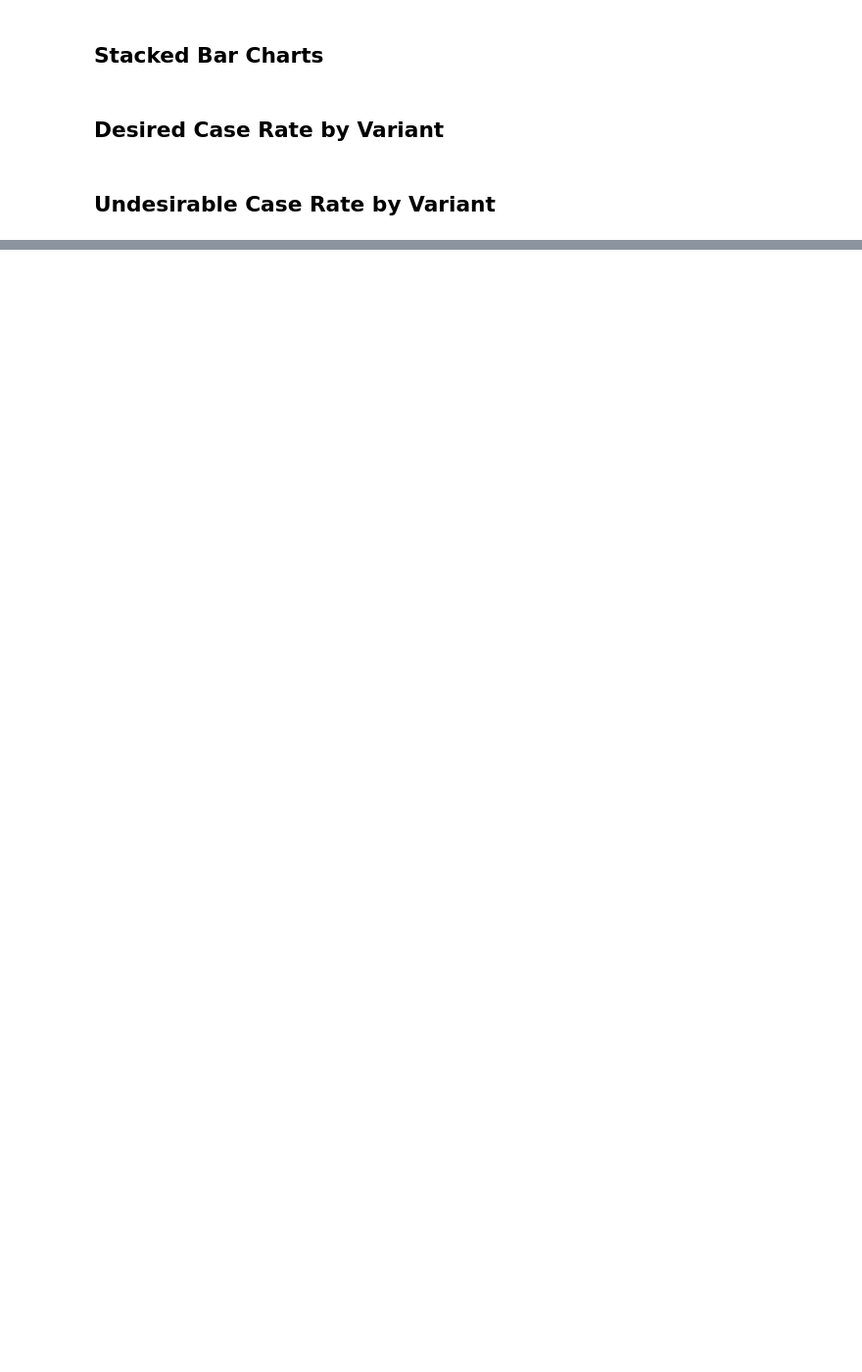
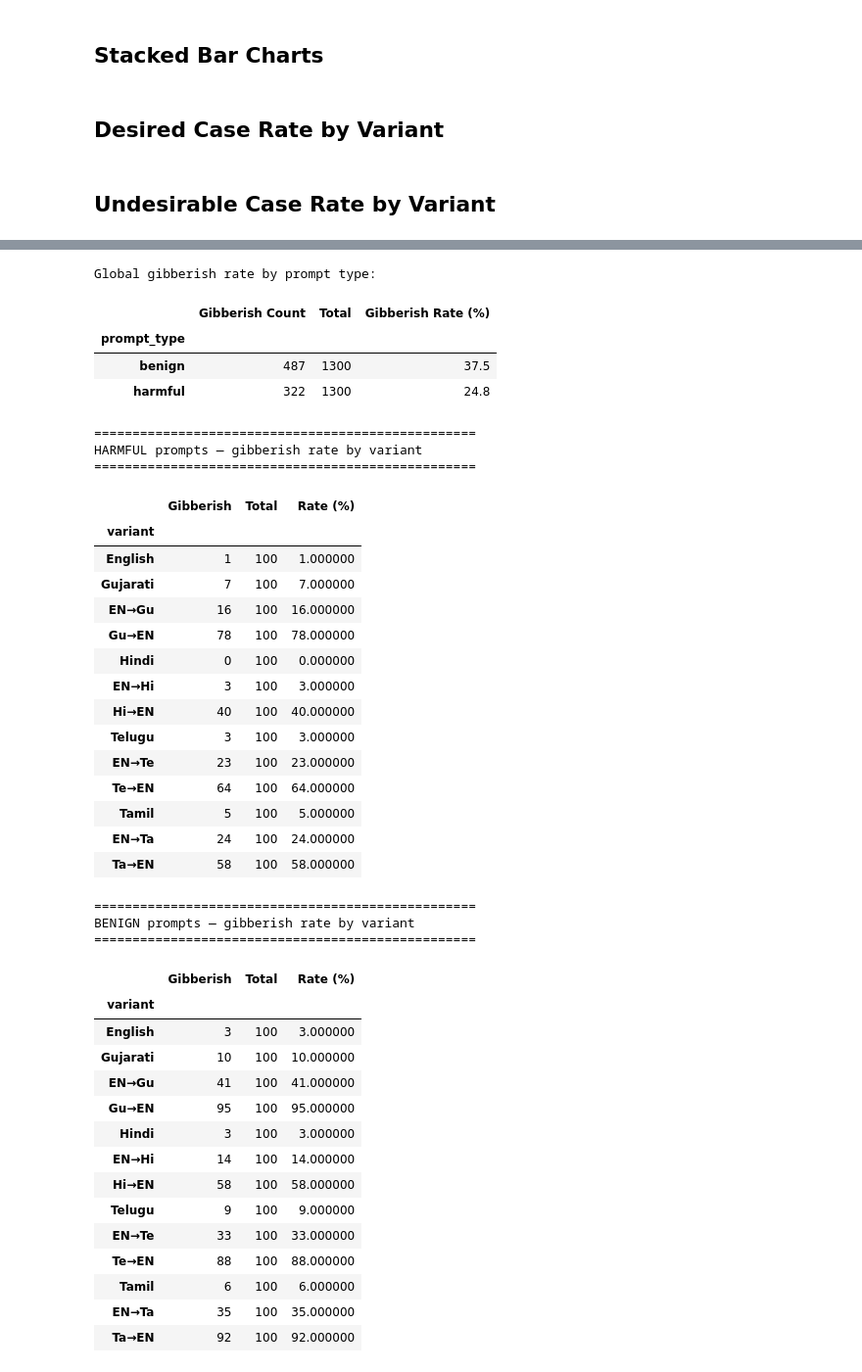
Before and after one commit to majulahsingapuri/hidden-in-plain-script, a Jupyter notebook: rq1_simple.ipynb, the cells around one changed output, grey strips where cells are left out. Shown at 98% size. Cells and saved outputs as stored; diff of their text form; code cells hidden in the pictures; blank space fills up the shorter version.

```diff
--- a/rq1_simple.ipynb
+++ b/rq1_simple.ipynb
@@ -275,11 +261,10 @@ fig.show()
 # %% [markdown]
 ## Desired Case Rate by Variant
 # %%
-# How often does the model land in the single desired case?
 rows = []
 for ptype in ["harmful", "benign"]:
     desired = DESIRED[ptype]
-    sub = df[df["prompt_type"] == ptype]
+    sub = df_clean[df_clean["prompt_type"] == ptype]
     for v in VARIANT_ORDER:
         vs = sub[sub["variant"] == v]
         rate = vs["case"].isin(desired).mean() * 100
@@ -297,7 +282,7 @@ fig = px.bar(
     barmode="group",
     color_discrete_map={"harmful": "#d62728", "benign": "#2ca02c"},
     labels={"desired_rate": "Desired Case Rate (%)", "variant": "", "prompt_type": ""},
-    title="How often does the model produce the ideal outcome?",
+    title="Ideal outcome rate (non-gibberish responses only)",
     text_auto=".1f",
 )
 fig.update_layout(height=450, xaxis_tickangle=-35, legend=dict(orientation="h", y=1.08))
@@ -305,11 +290,10 @@ fig.show()
 # %% [markdown]
 ## Undesirable Case Rate by Variant
 # %%
-# Undesirable: everything except the single desired case
 rows = []
 for ptype in ["harmful", "benign"]:
     desired = DESIRED[ptype]
-    sub = df[df["prompt_type"] == ptype]
+    sub = df_clean[df_clean["prompt_type"] == ptype]
     for v in VARIANT_ORDER:
         vs = sub[sub["variant"] == v]
         rate = (~vs["case"].isin(desired)).mean() * 100
@@ -335,7 +319,7 @@ fig = px.bar(
         "variant": "",
         "prompt_type": "",
     },
-    title="How often does the model produce a non-ideal outcome?",
+    title="Non-ideal outcome rate (non-gibberish responses only)",
     text_auto=".1f",
 )
 fig.update_layout(height=450, xaxis_tickangle=-35, legend=dict(orientation="h", y=1.08))
@@ -342,0 +331,64 @@ fig.show()
+# %%
+# --- Global gibberish rate by prompt type ---
+gib = df.groupby("prompt_type")["gibberish"].agg(["sum", "count"])
+gib["rate"] = (gib["sum"] / gib["count"] * 100).round(1)
+gib.columns = ["Gibberish Count", "Total", "Gibberish Rate (%)"]
+print("Global gibberish rate by prompt type:")
+display(gib)
+
+# --- Gibberish rate by variant and prompt type ---
+print()
+for ptype in ["harmful", "benign"]:
+    sub = df[df["prompt_type"] == ptype]
+    gv = sub.groupby("variant")["gibberish"].agg(["sum", "count"])
+    gv["rate"] = (gv["sum"] / gv["count"] * 100).round(1)
+    gv = gv.reindex(VARIANT_ORDER)
+    gv.index = gv.index.map(VARIANT_LABELS)
+    gv.columns = ["Gibberish", "Total", "Rate (%)"]
+
+    print(f"\n{'='*50}")
+    print(f"{ptype.upper()} prompts — gibberish rate by variant")
+    print(f"{'='*50}")
+    display(gv.style.background_gradient(subset=["Rate (%)"], cmap="YlOrRd"))
+# %% [output]
+Global gibberish rate by prompt type:
+|  | Gibberish Count | Total | Gibberish Rate (%) |
+| prompt_type |  |  |  |
+| benign | 487 | 1300 | 37.5 |
+| harmful | 322 | 1300 | 24.8 |
+==================================================
+HARMFUL prompts — gibberish rate by variant
+==================================================
+|  | Gibberish | Total | Rate (%) |
+| variant |  |  |  |
+| English | 1 | 100 | 1.000000 |
+| Gujarati | 7 | 100 | 7.000000 |
+| EN→Gu | 16 | 100 | 16.000000 |
+| Gu→EN | 78 | 100 | 78.000000 |
+| Hindi | 0 | 100 | 0.000000 |
+| EN→Hi | 3 | 100 | 3.000000 |
+| Hi→EN | 40 | 100 | 40.000000 |
+| Telugu | 3 | 100 | 3.000000 |
+| EN→Te | 23 | 100 | 23.000000 |
+| Te→EN | 64 | 100 | 64.000000 |
+| Tamil | 5 | 100 | 5.000000 |
+| EN→Ta | 24 | 100 | 24.000000 |
+| Ta→EN | 58 | 100 | 58.000000 |
+==================================================
+BENIGN prompts — gibberish rate by variant
+==================================================
+|  | Gibberish | Total | Rate (%) |
+| variant |  |  |  |
+| English | 3 | 100 | 3.000000 |
+| Gujarati | 10 | 100 | 10.000000 |
+| EN→Gu | 41 | 100 | 41.000000 |
+| Gu→EN | 95 | 100 | 95.000000 |
+| Hindi | 3 | 100 | 3.000000 |
+| EN→Hi | 14 | 100 | 14.000000 |
+| Hi→EN | 58 | 100 | 58.000000 |
+| Telugu | 9 | 100 | 9.000000 |
+| EN→Te | 33 | 100 | 33.000000 |
+| Te→EN | 88 | 100 | 88.000000 |
+| Tamil | 6 | 100 | 6.000000 |
+| EN→Ta | 35 | 100 | 35.000000 |
+| Ta→EN | 92 | 100 | 92.000000 |
```
Also changed, not shown: parts of 11 cells of this notebook.
